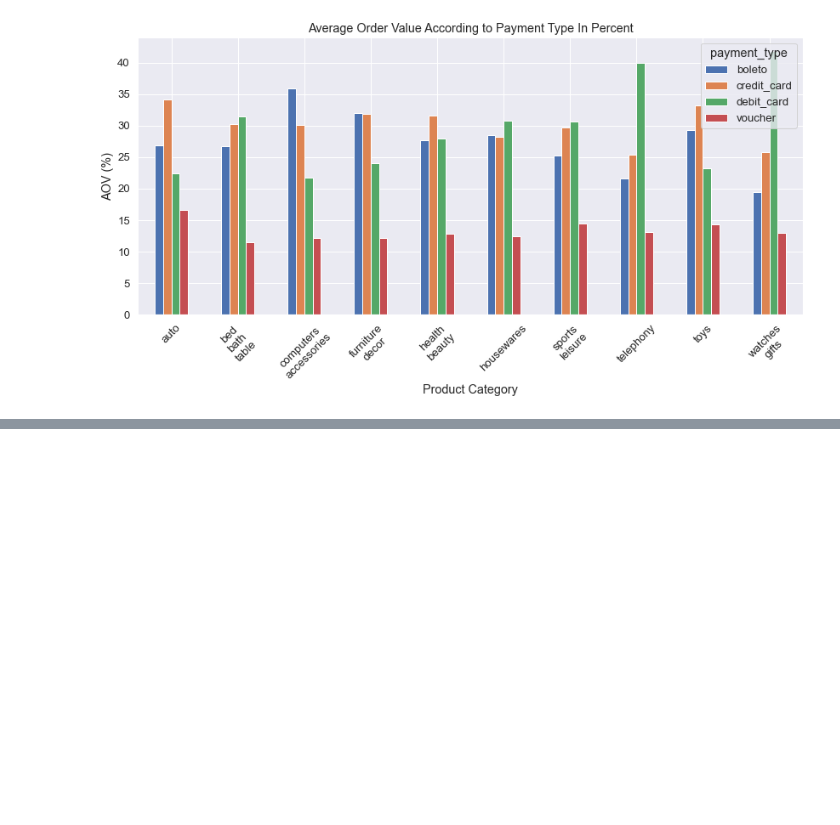
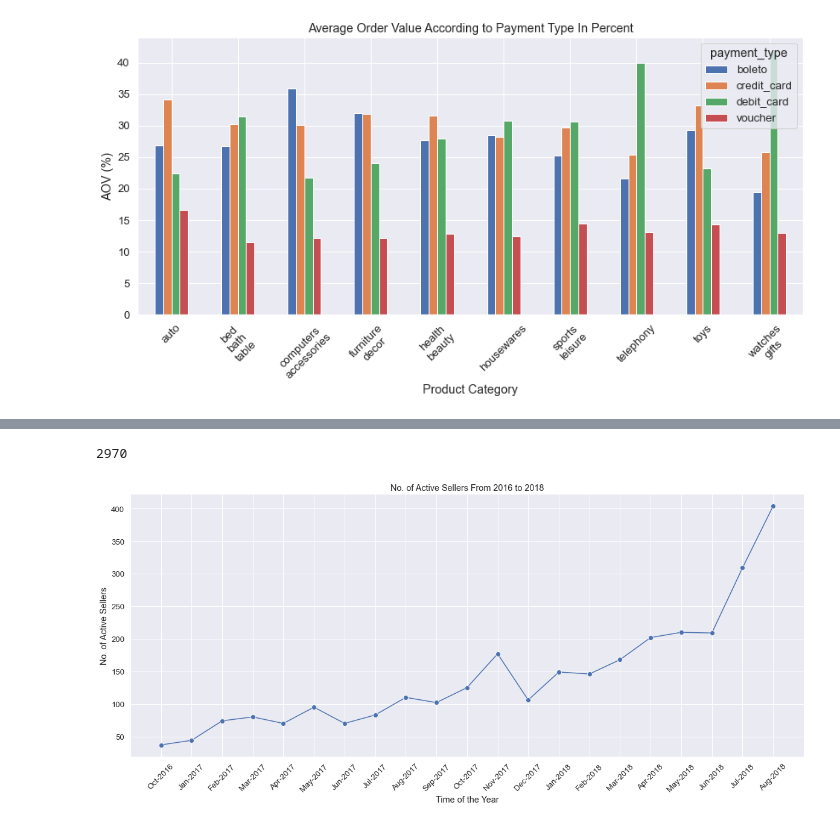
Before and after one commit to fihashim/olist-eda, a Jupyter notebook: olist-eda-p1.ipynb, the cells around one changed output, grey strips where cells are left out. Cells and saved outputs as stored; diff of their text form; code cells hidden in the pictures; blank space fills up the shorter version.

```diff
--- a/olist-eda-p1.ipynb
+++ b/olist-eda-p1.ipynb
@@ -615,0 +619,40 @@ plt.show()
+# %%
+sellers_order_items_orders = sellers_df.merge(order_items, how='left', on='seller_id').merge(orders, how='left', on='order_id')
+sellers_order_items_orders = sellers_order_items_orders[sellers_order_items_orders['order_status'] == 'delivered']
+sellers_order_items_orders = sellers_order_items_orders.drop_duplicates(subset=['seller_id'], keep='first')
+
+# sellers are considered active if they make a make within the last 30 days which have been delivered.
+sellers_order_items_orders['before_purchase'] = pd.to_datetime(sellers_order_items_orders['order_purchase_timestamp'].min()) - pd.Timedelta(30, unit='d')
+sellers_order_items_orders['after_purchase'] = pd.to_datetime(sellers_order_items_orders['order_purchase_timestamp'].max())
+
+sellers_order_items_orders.loc[(sellers_order_items_orders['order_purchase_timestamp'] >= sellers_order_items_orders['before_purchase']) & (sellers_order_items_orders['order_purchase_timestamp'] <= sellers_order_items_orders['after_purchase']), 'seller_status'] = 'active'
+sellers_order_items_orders.loc[(sellers_order_items_orders['order_purchase_timestamp'] <= sellers_order_items_orders['before_purchase']) & (sellers_order_items_orders['order_purchase_timestamp'] >= sellers_order_items_orders['after_purchase']), 'seller_status'] = 'not_active'
+# %%
+# calculate number of active sellers
+active_sellers = len(sellers_order_items_orders[sellers_order_items_orders.seller_status == 'active'].groupby('seller_id').count())
+active_sellers
+# %% [output]
+2970
+# %%
+# convert purchase dates to month and year
+sellers_order_items_orders = extract_year_month(sellers_order_items_orders, 'order_purchase_timestamp')
+# %%
+# get count of number of active sellers by month and year
+sellers_order_items_orders = sellers_order_items_orders[sellers_order_items_orders['seller_status'] == 'active']
+sellers_order_items_orders = sellers_order_items_orders.groupby(['delivery_month_year', 'delivery_year', 'delivery_month_no']).count()
+sellers_order_items_orders.reset_index(inplace=True)
+sellers_order_items_orders = sellers_order_items_orders.sort_values(by=['delivery_year', 'delivery_month_no'])
+sellers_order_items_orders = sellers_order_items_orders.rename({'seller_id' : 'active_seller_count'}, axis=1)
+# %%
+sellers_order_items_orders = sellers_order_items_orders[['delivery_month_year', 'delivery_year', 'delivery_month_no', 'active_seller_count']]
+fig3, ax3 = plt.subplots(figsize=(20,8))
+sns.lineplot(sellers_order_items_orders['delivery_month_year'], sellers_order_items_orders['active_seller_count'], marker='o', markersize=8)
+
+ax3.set_xlabel('Time of the Year')
+ax3.set_ylabel('No. of Active Sellers')
+ax3.set_title('No. of Active Sellers From 2016 to 2018')
+
+plt.xticks(rotation=45)
+plt.show()
+# %% [output]
+[figure, added]
```
Also changed, not shown: parts of 23 cells of this notebook.
